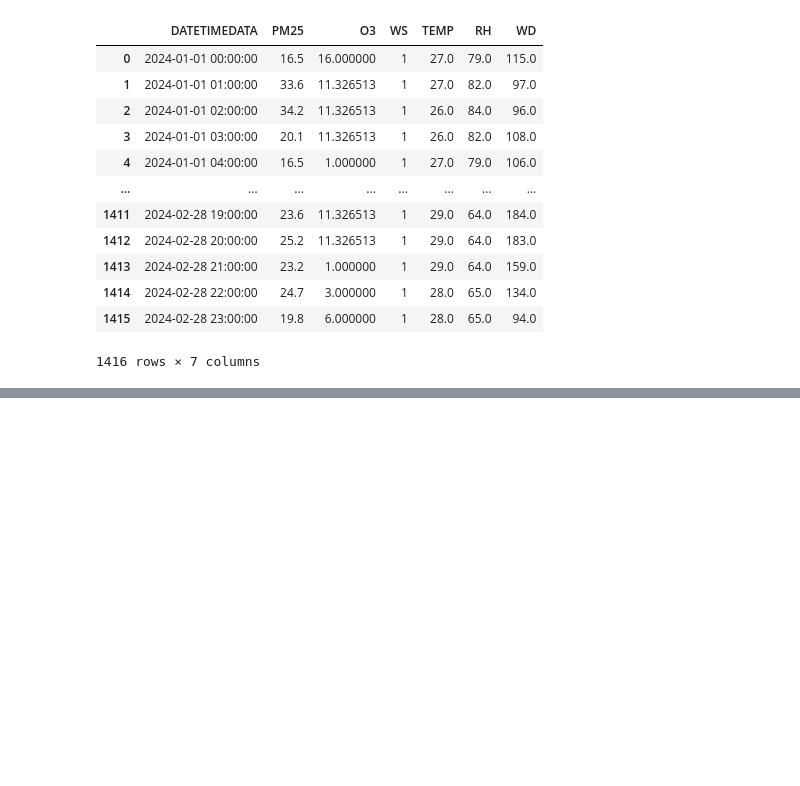
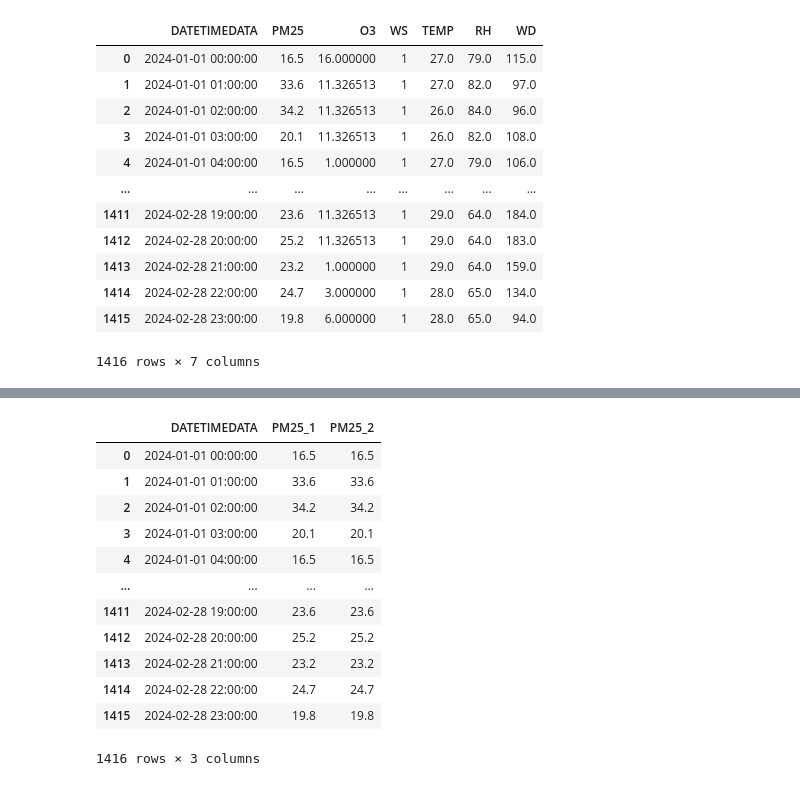
Before and after one commit to NUMNIMx/dash-pm-2.5, a Jupyter notebook: predict.ipynb, the cells around one changed output, grey strips where cells are left out. Saved outputs shown, nothing was run; the diff lists cells and outputs as text; code cells hidden in the pictures; blank space fills up the shorter version.

```diff
--- a/predict.ipynb
+++ b/predict.ipynb
@@ -184,4 +185,31 @@ predict_model(bagged,data=test)
 144 rows × 8 columns
+# %%
+import pandas as pd
+from pycaret.regression import *
+
+# Read the training data
+train_data = pd.read_csv('train.csv')
+train_data.drop(columns=['O3','WS','TEMP','RH','WD'], inplace=True)
+#coppy column PM25 to the end of the dataframe and change the name to PM25_1 and _2
+train_data['PM25_1'] = train_data['PM25']
+train_data['PM25_2'] = train_data['PM25']
+# delete PM25 column
+train_data.drop(columns=['PM25'], inplace=True)
+train_data
+# %% [output]
+|  | DATETIMEDATA | PM25_1 | PM25_2 |
+| 0 | 2024-01-01 00:00:00 | 16.5 | 16.5 |
+| 1 | 2024-01-01 01:00:00 | 33.6 | 33.6 |
+| 2 | 2024-01-01 02:00:00 | 34.2 | 34.2 |
+| 3 | 2024-01-01 03:00:00 | 20.1 | 20.1 |
+| 4 | 2024-01-01 04:00:00 | 16.5 | 16.5 |
+| ... | ... | ... | ... |
+| 1411 | 2024-02-28 19:00:00 | 23.6 | 23.6 |
+| 1412 | 2024-02-28 20:00:00 | 25.2 | 25.2 |
+| 1413 | 2024-02-28 21:00:00 | 23.2 | 23.2 |
+| 1414 | 2024-02-28 22:00:00 | 24.7 | 24.7 |
+| 1415 | 2024-02-28 23:00:00 | 19.8 | 19.8 |
+1416 rows × 3 columns
 # %%
 import pandas as pd
 from pycaret.regression import *
```
Also changed, not shown: parts of 6 cells of this notebook.
